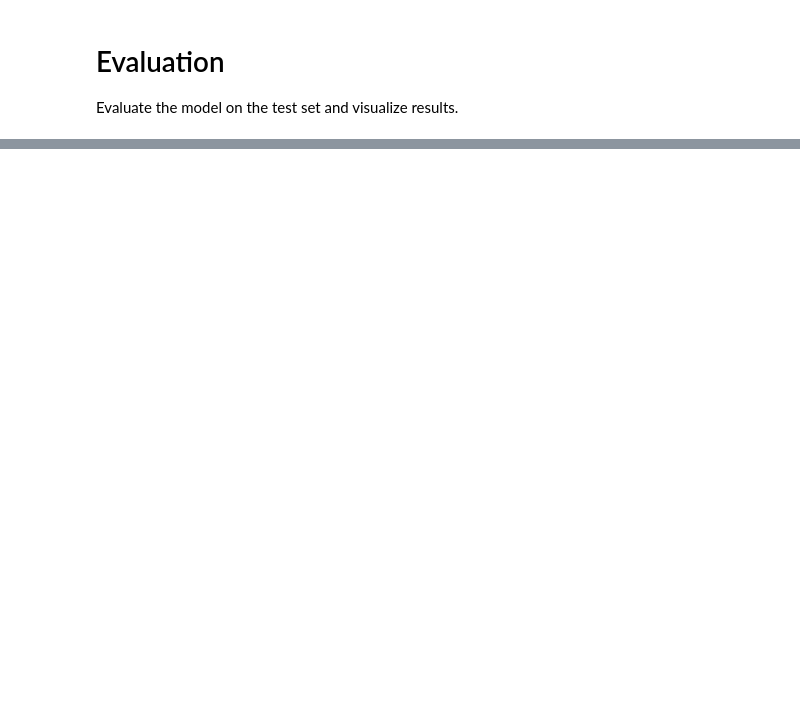
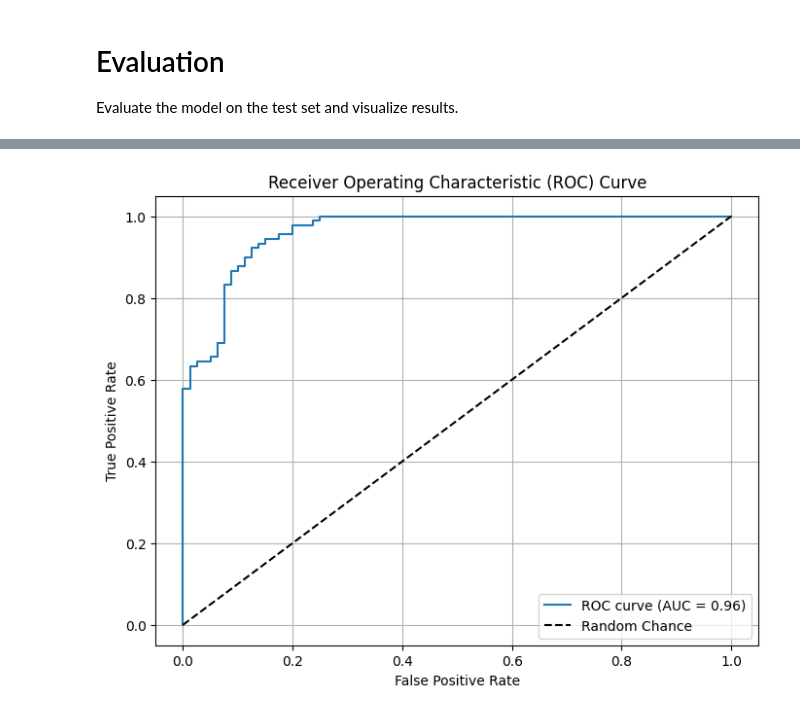
Before and after one commit to iRevivalx/ICT2214-Web-Sec, a Jupyter notebook: Models/CNN/WebSec_CNN_Python.ipynb, the cells around one changed output, grey strips where cells are left out. Cells and saved outputs as stored; diff of their text form; code cells hidden in the pictures; blank space fills up the shorter version.

```diff
--- a/Models/CNN/WebSec_CNN_Python.ipynb
+++ b/Models/CNN/WebSec_CNN_Python.ipynb
@@ -450,0 +445,92 @@ AUC Score: 0.8736111111111112
+# %%
+# Ensure predicted probabilities are in a 1D array
+y_true = y_test
+y_scores = y_pred.flatten()
+
+# --------------------------
+# 1. ROC Curve
+# --------------------------
+fpr, tpr, roc_thresholds = roc_curve(y_true, y_scores)
+roc_auc_value = auc(fpr, tpr)
+
+print("ROC AUC:", roc_auc_value)
+
+plt.figure(figsize=(8, 6))
+plt.plot(fpr, tpr, label=f'ROC curve (AUC = {roc_auc_value:.2f})')
+plt.plot([0, 1], [0, 1], 'k--', label='Random Chance')
+plt.xlabel('False Positive Rate')
+plt.ylabel('True Positive Rate')
+plt.title('Receiver Operating Characteristic (ROC) Curve')
+plt.legend(loc="lower right")
+plt.grid(True)
+plt.show()
+
+# --------------------------
+# 2. Precision-Recall Curve
+# --------------------------
+precisions, recalls, pr_thresholds = precision_recall_curve(y_true, y_scores)
+
+plt.figure(figsize=(8, 6))
+plt.plot(recalls, precisions, label='Precision-Recall Curve')
+plt.xlabel('Recall')
+plt.ylabel('Precision')
+plt.title('Precision-Recall Curve')
+plt.legend(loc="lower left")
+plt.grid(True)
+plt.show()
+
+# --------------------------
+# 3. Grid Search for Optimal Threshold
+# --------------------------
+# Create an array of candidate thresholds
+candidate_thresholds = np.arange(0.0, 1.0, 0.01)
+metrics_list = []
+
+# Loop through each candidate threshold to calculate performance metrics
+for threshold in candidate_thresholds:
+    # Convert probabilities to class predictions based on the current threshold
+    y_pred_thresh = (y_scores >= threshold).astype(int)
+
+    # Calculate confusion matrix components
+    tn, fp, fn, tp = confusion_matrix(y_true, y_pred_thresh).ravel()
+
+    # Calculate precision, recall, and F1 score
+    precision_val = tp / (tp + fp) if (tp + fp) > 0 else 0
+    recall_val = tp / (tp + fn) if (tp + fn) > 0 else 0
+    f1 = f1_score(y_true, y_pred_thresh)
+
+    metrics_list.append({
+        'threshold': threshold,
+        'precision': precision_val,
+        'recall': recall_val,
+        'f1': f1,
+        'false_positives': fp,
+        'false_negatives': fn
+    })
+
+# Display metrics for candidate thresholds with high recall (e.g., recall >= 0.90)
+target_recall = 0.90
+print("Candidate Thresholds with Recall >= 0.90:")
+for m in metrics_list:
+    if m['recall'] >= target_recall:
+        print(f"Threshold: {m['threshold']:.2f} | Precision: {m['precision']:.2f} | Recall: {m['recall']:.2f} | F1: {m['f1']:.2f} | FP: {m['false_positives']} | FN: {m['false_negatives']}")
+
+# Select the optimal threshold.
+# For instance, choose the threshold with the highest F1 score among those with recall >= target_recall.
+eligible_thresholds = [m for m in metrics_list if m['recall'] >= target_recall]
+if eligible_thresholds:
+    best_metric = max(eligible_thresholds, key=lambda x: x['f1'])
+    optimal_threshold = best_metric['threshold']
+    print(f"\nOptimal Threshold Selected: {optimal_threshold:.2f}")
+else:
+    optimal_threshold = 0.5  # Default threshold if no candidate meets the target recall
+    print("\nNo candidate threshold met the target recall. Using default threshold 0.5.")
+
+# Apply the optimal threshold to obtain final class predictions
+y_pred_optimal = (y_scores >= optimal_threshold).astype(int)
+
+# Optional: Display confusion matrix for the chosen threshold
+tn, fp, fn, tp = confusion_matrix(y_true, y_pred_optimal).ravel()
+print("\nConfusion Matrix at Optimal Threshold:")
+print(f"TN: {tn}, FP: {fp}, FN: {fn}, TP: {tp}")
+# %% [output]
@@ -450,0 +538 @@ AUC Score: 0.8736111111111112
+[figure, added]
```
Also changed, not shown: parts of 11 cells of this notebook.
